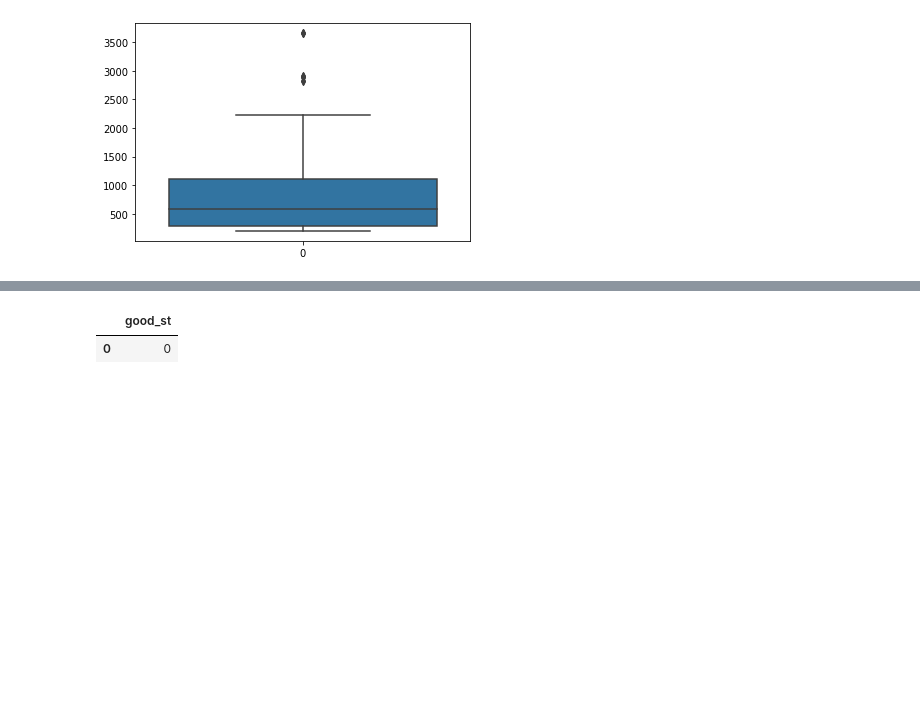
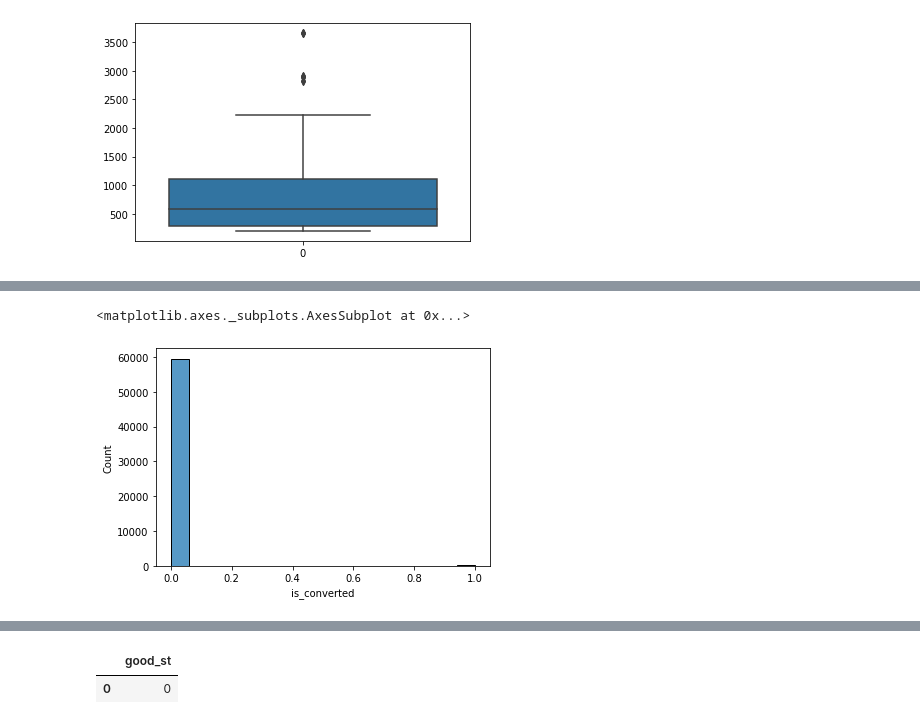
Before and after one commit to Callmewhateveryoulike/Karpov.courses-final-project, a Jupyter notebook: Final_project.ipynb, the cells around one changed output, grey strips where cells are left out. Saved outputs shown, nothing was run; the diff lists cells and outputs as text; code cells hidden in the pictures; blank space fills up the shorter version.

```diff
--- a/Final_project.ipynb
+++ b/Final_project.ipynb
@@ -219,0 +271,5 @@ MannwhitneyuResult(statistic=15301.5, pvalue=2.9795874499994477e-08)
+# %%
+sns.histplot(x=CR_active_B['is_converted'])
+# %% [output]
+<matplotlib.axes._subplots.AxesSubplot at 0x...>
+[figure, added]
```
Also changed, not shown: parts of 94 cells of this notebook.
